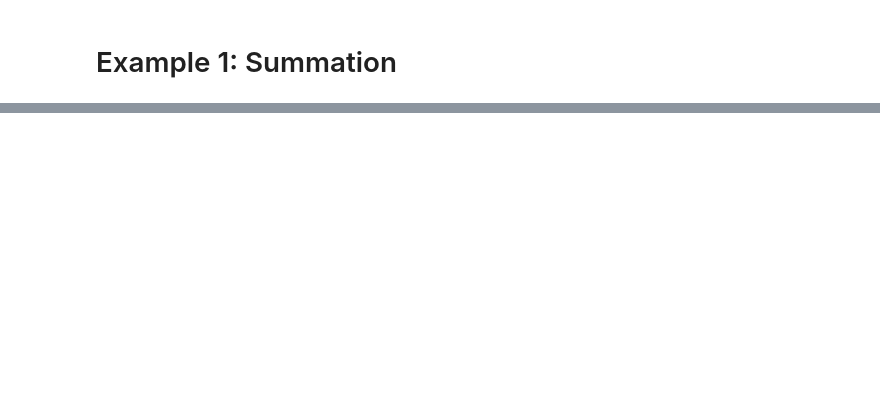
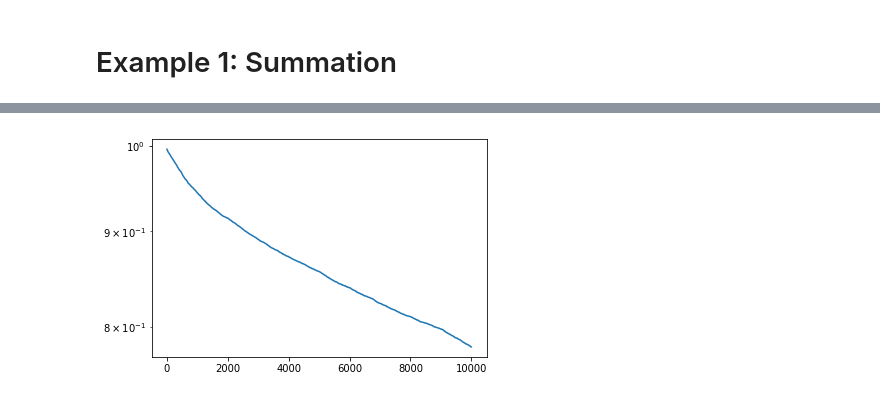
Before and after one commit to akittas/presentations, a Jupyter notebook: pythess/numba/numba.ipynb, the cells around one changed output, grey strips where cells are left out. Cells and saved outputs as stored; diff of their text form; code cells hidden in the pictures; blank space fills up the shorter version.

```diff
--- a/pythess/numba/numba.ipynb
+++ b/pythess/numba/numba.ipynb
@@ -108,0 +274,79 @@ nsum = jit(psum)
+# %%
+from numba import jit
+import numpy as np
+import matplotlib.pyplot as plt
+
+RHO_0 = 0.25  # initial particle density
+MCS = 10000  # Monte Carlo steps
+RUNS = 10
+DIM_0, DIM_1 = 81, 81
+
+@jit(nopython=True)
+def init_lattice(rho=RHO_0, dim0=DIM_0, dim1=DIM_1):
+    """Place particles on lattice with density rho."""
+    lat = np.zeros(shape=(dim0, dim1), dtype=np.int32)
+
+    for i in range(lat.shape[0]):
+        for j in range(lat.shape[1]):
+            if np.random.random() <= rho:
+                lat[i, j] = 1
+
+    return lat
+
+@jit(nopython=True)
+def execute_mcs(lat):
+    """Move each particle on the lattice once in a random direction."""
+    lat_t0 = np.copy(lat)  # lattice at time t0
+
+    for i in range(lat_t0.shape[0]):
+        for j in range(lat_t0.shape[1]):
+            if lat_t0[i, j] == 1:  # we found a particle
+                r = np.random.randint(4)
+                i1, j1 = i, j
+
+                # move particle up/down/left right
+                if r == 0: i1 += 1
+                if r == 1: i1 -= 1
+                if r == 2: j1 += 1
+                if r == 3: j1 -= 1
+
+                # boundary conditions
+                if i1 < 0: i1 = 0
+                if i1 > lat.shape[0] - 1: i1 = lat.shape[0] - 1
+                if j1 < 0: j1 = 0
+                if j1 > lat.shape[1] - 1: j1 = lat.shape[1] - 1
+
+                # check trap
+                if i1 == lat.shape[0] // 2 and j1 == lat.shape[1] // 2:
+                    # we hit the center (trap), remove the particle
+                    lat[i, j] = 0
+                elif not lat[i1, j1]:
+                    # new position is empty, move particle
+                    lat[i, j] = 0
+                    lat[i1, j1] = 1
+
+@jit(nopython=True)
+def calc_rho(lat):
+    return np.sum(lat) / lat.size
+
+@jit(nopython=True)
+def execute_simulation(runs=RUNS, mcs=MCS, rho_0=RHO_0):
+    rho_t = np.zeros(mcs, dtype=np.float32)
+
+    for r in range(runs):
+        lat = init_lattice()
+        for m in range(mcs):
+            rho_t[m] += calc_rho(lat)
+            execute_mcs(lat)
+
+    for i in range(rho_t.shape[0]):
+        rho_t[i] /= (runs * rho_0)
+
+    return rho_t
+
+%timeit -c execute_simulation(runs=1, mcs=1000)
+rho_t = execute_simulation()
+plt.plot(rho_t)
+plt.yscale('log')
+plt.show()
+# %% [output]
@@ -109,3 +354,4 @@ nsum = jit(psum)
+[figure, added]
 # %% [markdown]
 # References
 
```
Also changed, not shown: parts of 16 cells of this notebook.
